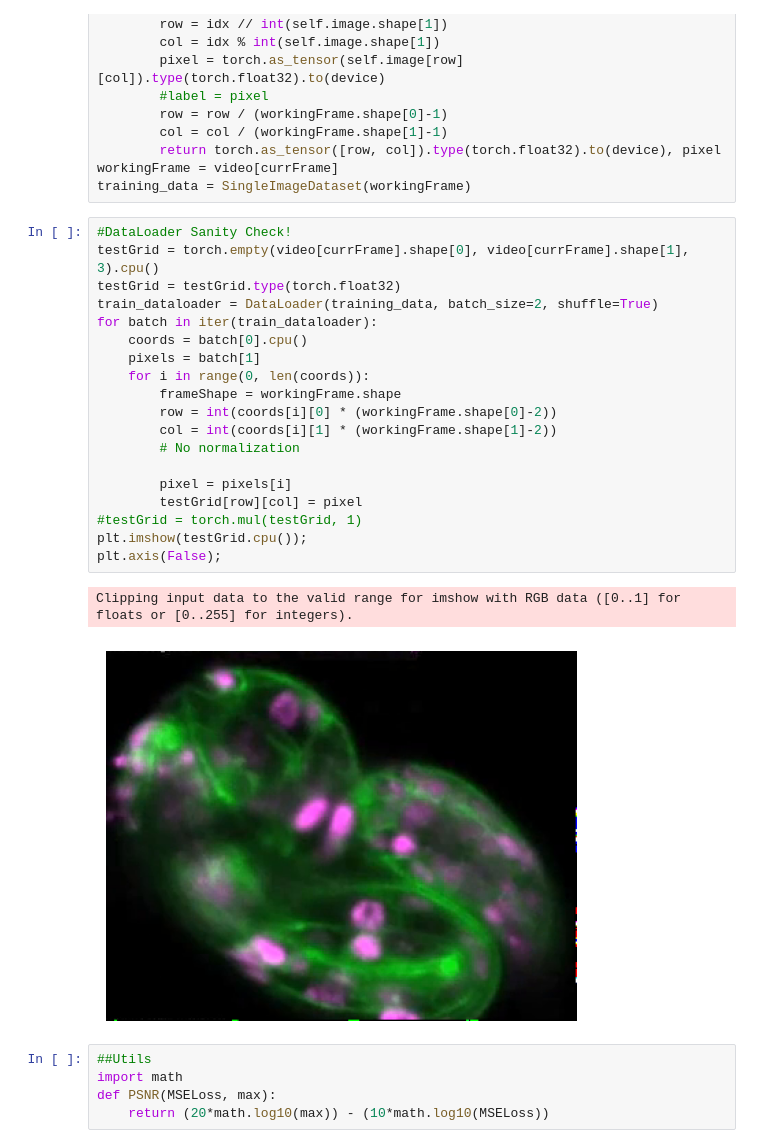
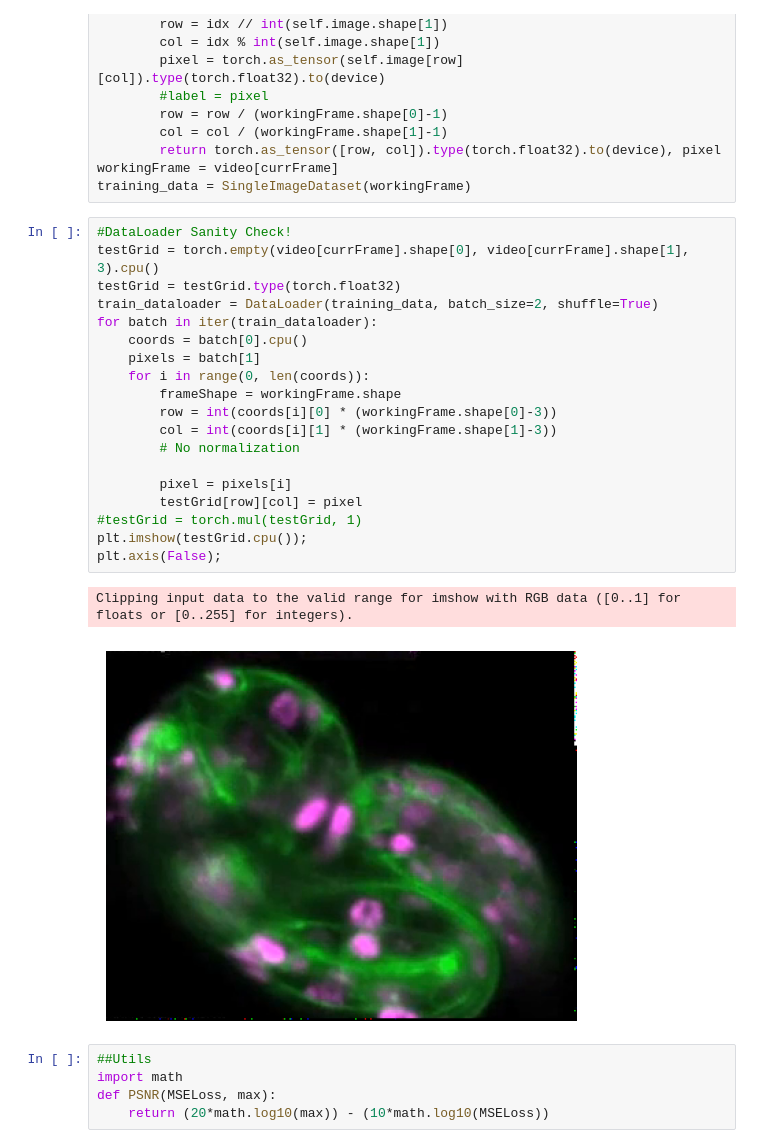
Before and after one commit to martinezdavid12/DMartinez_CILab, a Jupyter notebook: torch_hashNeRF/2D_hash_nerf.ipynb, the cells around one changed output. Drawn from its saved outputs; the diff is of its cells as text.

```diff
--- a/torch_hashNeRF/2D_hash_nerf.ipynb
+++ b/torch_hashNeRF/2D_hash_nerf.ipynb
@@ -239,25 +221,25 @@ training_data = SingleImageDataset(workingFrame)
 # %%
 #DataLoader Sanity Check!
 testGrid = torch.empty(video[currFrame].shape[0], video[currFrame].shape[1], 3).cpu()
 testGrid = testGrid.type(torch.float32)
 train_dataloader = DataLoader(training_data, batch_size=2, shuffle=True)
 for batch in iter(train_dataloader):
     coords = batch[0].cpu()
     pixels = batch[1]
     for i in range(0, len(coords)):
         frameShape = workingFrame.shape
-        row = int(coords[i][0] * (workingFrame.shape[0]-2))
-        col = int(coords[i][1] * (workingFrame.shape[1]-2))
+        row = int(coords[i][0] * (workingFrame.shape[0]-3))
+        col = int(coords[i][1] * (workingFrame.shape[1]-3))
         # No normalization
 
         pixel = pixels[i]
         testGrid[row][col] = pixel
 #testGrid = torch.mul(testGrid, 1)
 plt.imshow(testGrid.cpu());
 plt.axis(False);
 # %% [output]
 Clipping input data to the valid range for imshow with RGB data ([0..1] for floats or [0..255] for integers).
-[figure, old version]
+[figure, new version]
 # %%
 ##Utils
 import math
```
Also changed, not shown: parts of 8 cells of this notebook, 11 other files.
